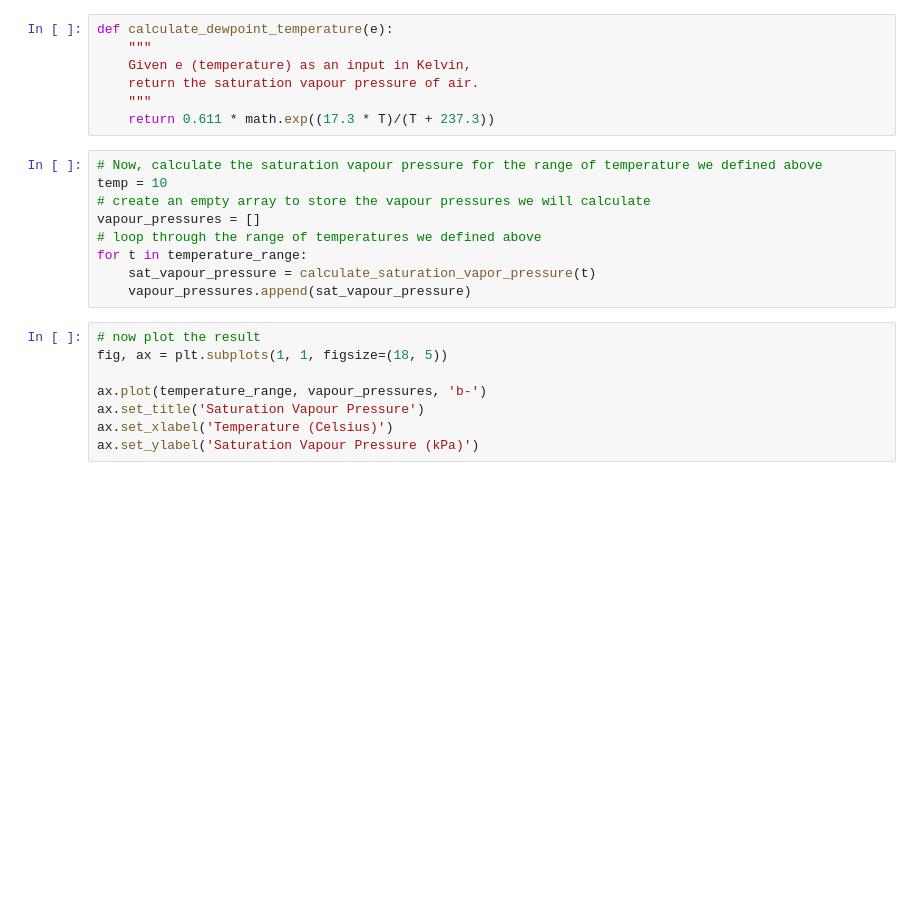
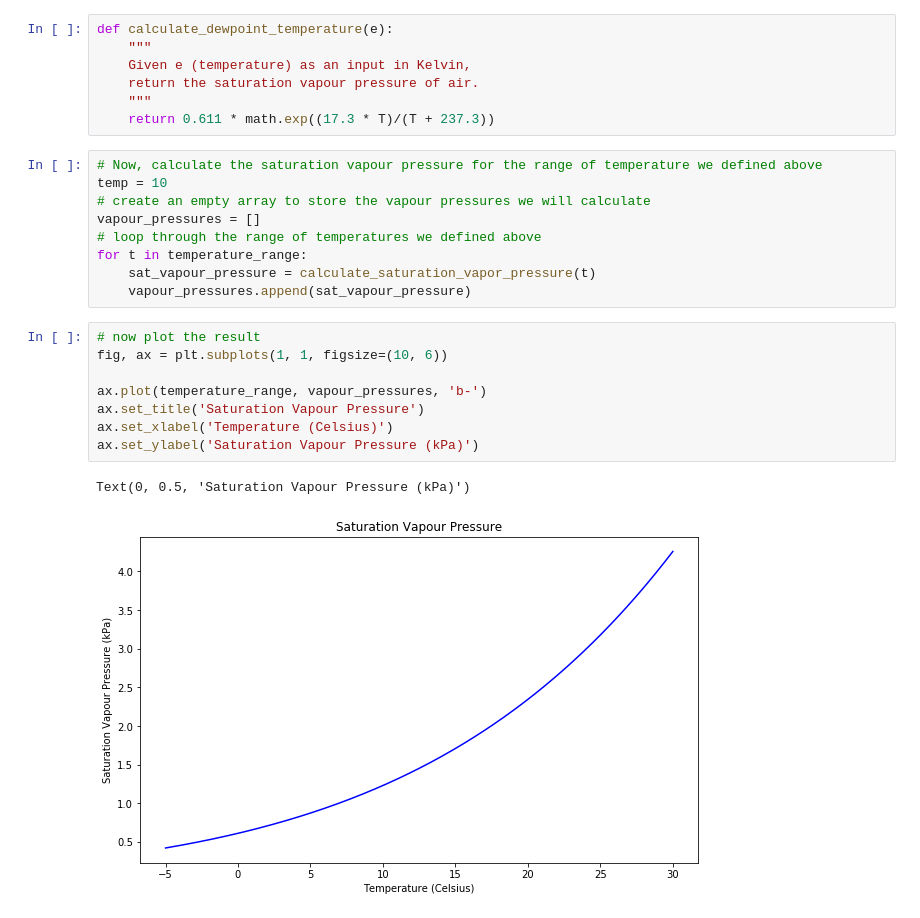
Before and after one commit to dankovacek/Engineering_Hydrology_Notebooks, a Jupyter notebook: _sources/notebooks/Introduction/Example_Notebook.ipynb, the cells around one changed output. Drawn from its saved outputs; the diff is of its cells as text; blank space fills up the shorter version.

```diff
--- a/_sources/notebooks/Introduction/Example_Notebook.ipynb
+++ b/_sources/notebooks/Introduction/Example_Notebook.ipynb
@@ -117,9 +119,12 @@ for t in temperature_range:
     vapour_pressures.append(sat_vapour_pressure)
 # %%
 # now plot the result
-fig, ax = plt.subplots(1, 1, figsize=(18, 5))
+fig, ax = plt.subplots(1, 1, figsize=(10, 6))
 
 ax.plot(temperature_range, vapour_pressures, 'b-')
 ax.set_title('Saturation Vapour Pressure')
 ax.set_xlabel('Temperature (Celsius)')
 ax.set_ylabel('Saturation Vapour Pressure (kPa)')
+# %% [output]
+Text(0, 0.5, 'Saturation Vapour Pressure (kPa)')
+[figure, added]
```
Also changed, not shown: parts of 1 cell of this notebook, 11 other files.
